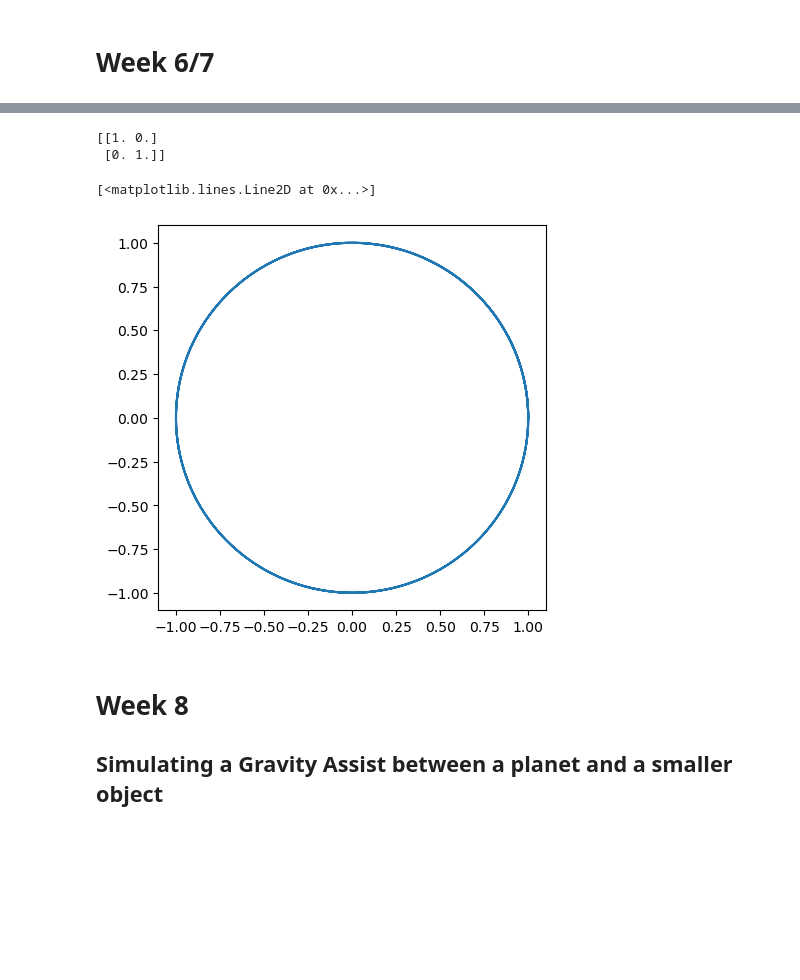
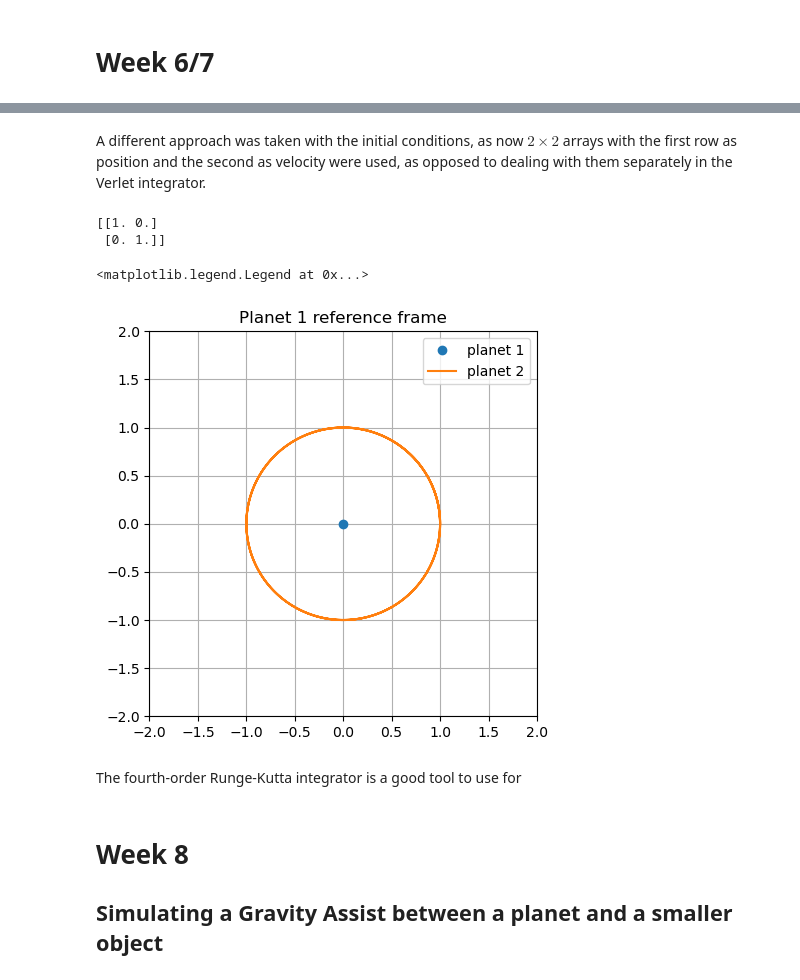
Before and after one commit to zfla/PHAS0030, a Jupyter notebook: Project/Logbook_W8.ipynb, the cells around one changed output, grey strips where cells are left out. Saved outputs shown, nothing was run; the diff lists cells and outputs as text; code cells hidden in the pictures; blank space fills up the shorter version.

```diff
--- a/Project/Logbook_W8.ipynb
+++ b/Project/Logbook_W8.ipynb
@@ -121,6 +167,8 @@ def p2_RHS(y,t,n):
     dvel = G*m1*r12/r12_mag_cubed
 
     return np.array([dpos,dvel])
+# %% [markdown]
+A different approach was taken with the initial conditions, as now $2\times2$ arrays with the first row as position and the second as velocity were used, as opposed to dealing with them separately in the Verlet integrator.
 # %%
 p2_initial_pos = np.array([1,0])
 p2_initial_vel = np.array([0,np.sqrt(G*m1/1)])
@@ -137,10 +185,18 @@ print(p2_results[0])
  [0. 1.]]
 # %%
 plt.figure(figsize=(5,5))
-plt.plot(p2_results[:,0,0], p2_results[:,0,1])
+plt.title('Planet 1 reference frame')
+plt.plot(0, 0, 'o', label='planet 1')
+plt.plot(p2_results[:,0,0], p2_results[:,0,1], label='planet 2')
+plt.xlim(-2,2)
+plt.ylim(-2,2)
+plt.grid()
+plt.legend()
 # %% [output]
-[<matplotlib.lines.Line2D at 0x...>]
+<matplotlib.legend.Legend at 0x...>
-[figure, old version]
+[figure, new version]
+# %% [markdown]
+The fourth-order Runge-Kutta integrator is a good tool to use for
 # %% [markdown]
 # Week 8
 ## Simulating a Gravity Assist between a planet and a smaller object
```
Also changed, not shown: parts of 54 cells of this notebook.
